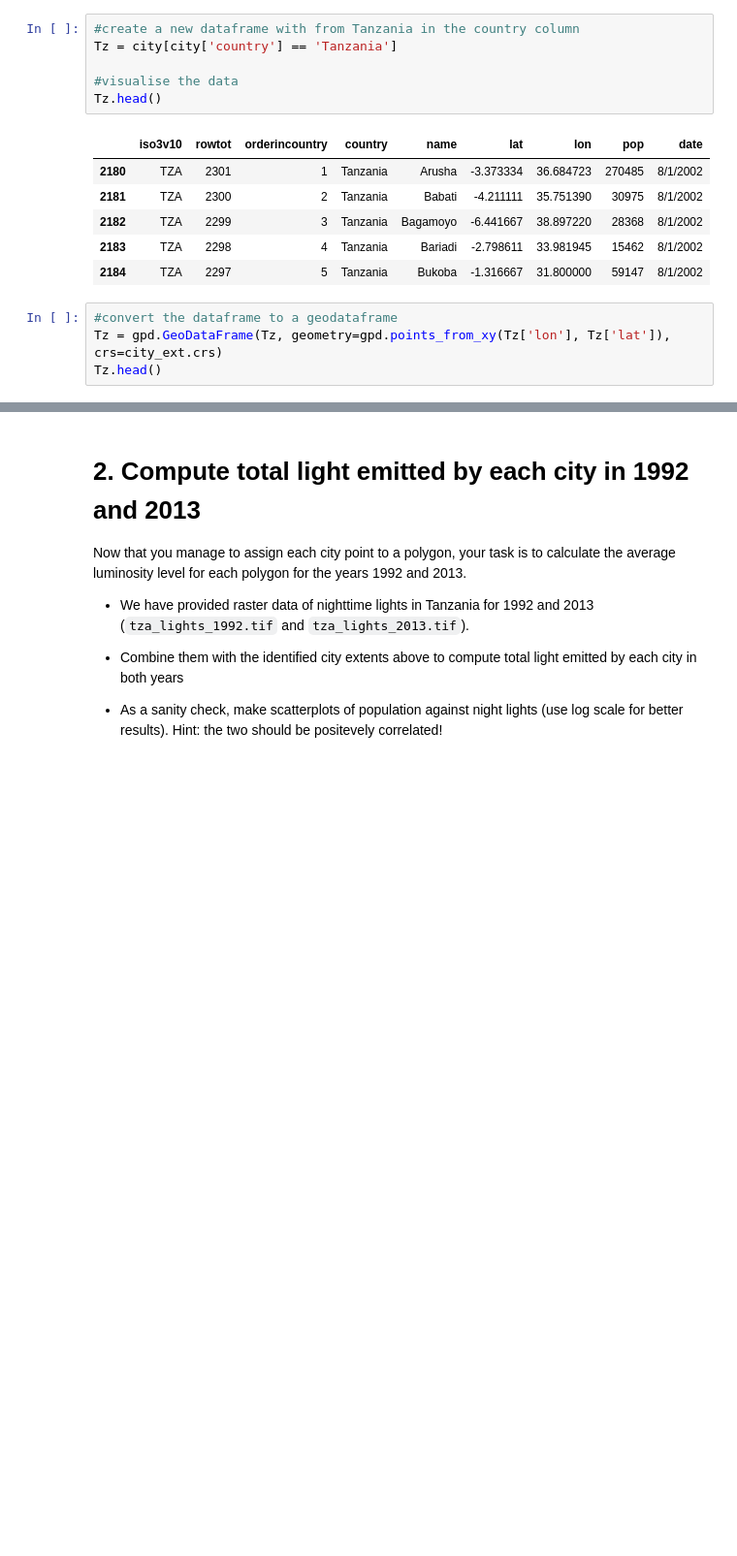
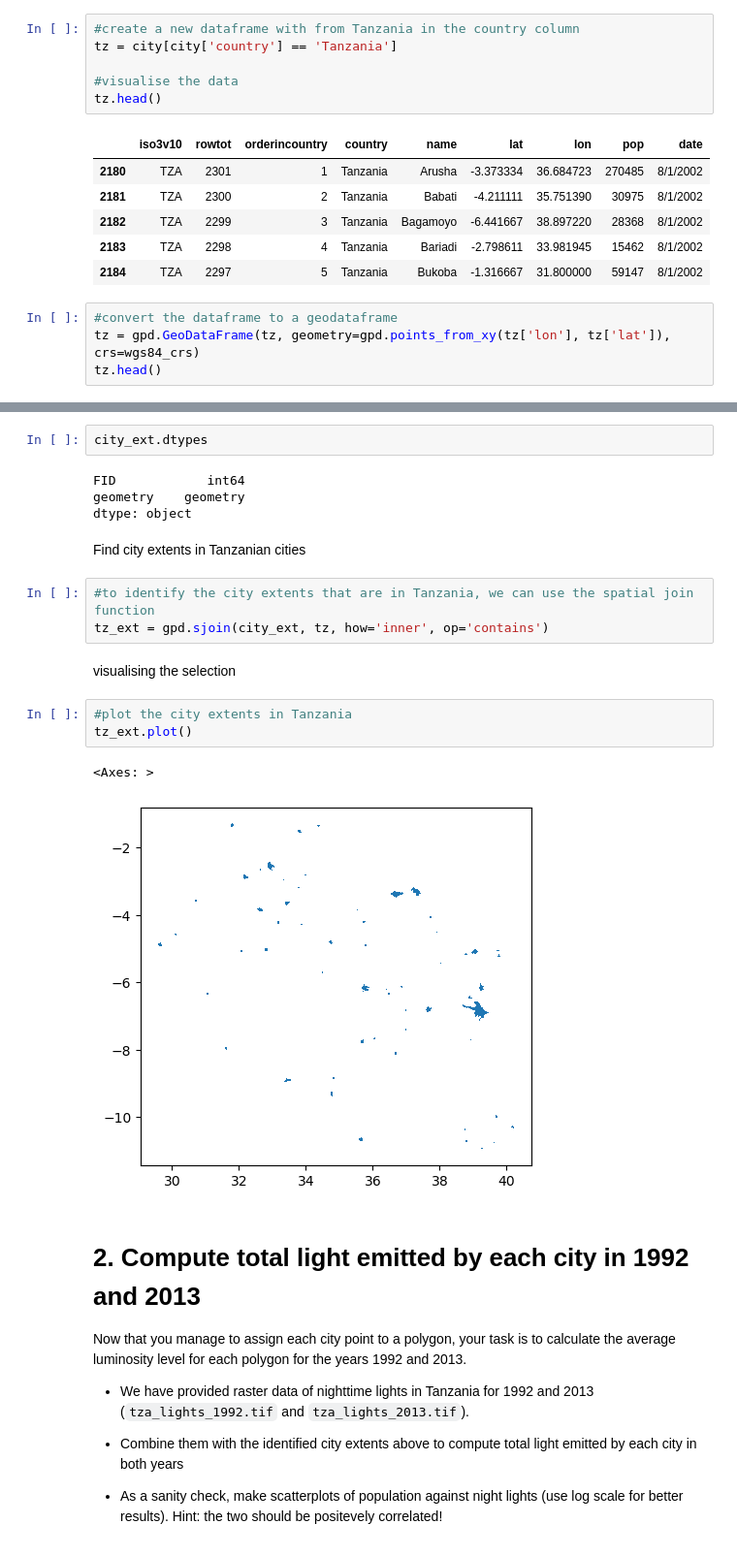
Before and after one commit to RobertMuturi/PYTHON, a Jupyter notebook: WHEELER INSTITUTE/GIS_Research_2023/assignment/code/storeygard_replication_assignment.ipynb, the cells around one changed output, grey strips where cells are left out. Shown: that part at 97% size. Saved outputs shown, nothing was run; the diff lists cells and outputs as text; blank space fills up the shorter version.

```diff
--- a/WHEELER INSTITUTE/GIS_Research_2023/assignment/code/storeygard_replication_assignment.ipynb
+++ b/WHEELER INSTITUTE/GIS_Research_2023/assignment/code/storeygard_replication_assignment.ipynb
@@ -128,9 +149,9 @@ Datum: World Geodetic System 1984 ensemble
 # %%
 #create a new dataframe with from Tanzania in the country column
-Tz = city[city['country'] == 'Tanzania']
+tz = city[city['country'] == 'Tanzania']
 
 #visualise the data
-Tz.head()
+tz.head()
 # %% [output]
 |  | iso3v10 | rowtot | orderincountry | country | name | lat | lon | pop | date |
 | 2180 | TZA | 2301 | 1 | Tanzania | Arusha | -3.373334 | 36.684723 | 270485 | 8/1/2002 |
@@ -140,8 +161,8 @@ Tz.head()
 | 2184 | TZA | 2297 | 5 | Tanzania | Bukoba | -1.316667 | 31.800000 | 59147 | 8/1/2002 |
 # %%
 #convert the dataframe to a geodataframe
-Tz = gpd.GeoDataFrame(Tz, geometry=gpd.points_from_xy(Tz['lon'], Tz['lat']), crs=city_ext.crs)
-Tz.head()
+tz = gpd.GeoDataFrame(tz, geometry=gpd.points_from_xy(tz['lon'], tz['lat']), crs=wgs84_crs)
+tz.head()
 # %% [output]
 |  | iso3v10 | rowtot | orderincountry | country | name | lat | lon | pop | date | geometry |
 | 2180 | TZA | 2301 | 1 | Tanzania | Arusha | -3.373334 | 36.684723 | 270485 | 8/1/2002 | POINT (36.68472 -3.37333) |
@@ -149,6 +170,25 @@ Tz.head()
 | 2182 | TZA | 2299 | 3 | Tanzania | Bagamoyo | -6.441667 | 38.897220 | 28368 | 8/1/2002 | POINT (38.89722 -6.44167) |
 | 2183 | TZA | 2298 | 4 | Tanzania | Bariadi | -2.798611 | 33.981945 | 15462 | 8/1/2002 | POINT (33.98195 -2.79861) |
 | 2184 | TZA | 2297 | 5 | Tanzania | Bukoba | -1.316667 | 31.800000 | 59147 | 8/1/2002 | POINT (31.80000 -1.31667) |
+# %%
+city_ext.dtypes
+# %% [output]
+FID            int64
+geometry    geometry
+dtype: object
+# %% [markdown]
+Find city extents in Tanzanian cities
+# %%
+#to identify the city extents that are in Tanzania, we can use the spatial join function
+tz_ext = gpd.sjoin(city_ext, tz, how='inner', op='contains')
+# %% [markdown]
+visualising the selection
+# %%
+#plot the city extents in Tanzania
+tz_ext.plot()
+# %% [output]
+<Axes: >
+[figure, added]
 # %% [markdown]
 # 2. Compute total light emitted by each city in 1992 and 2013
 
```
Also changed, not shown: parts of 47 cells of this notebook.
